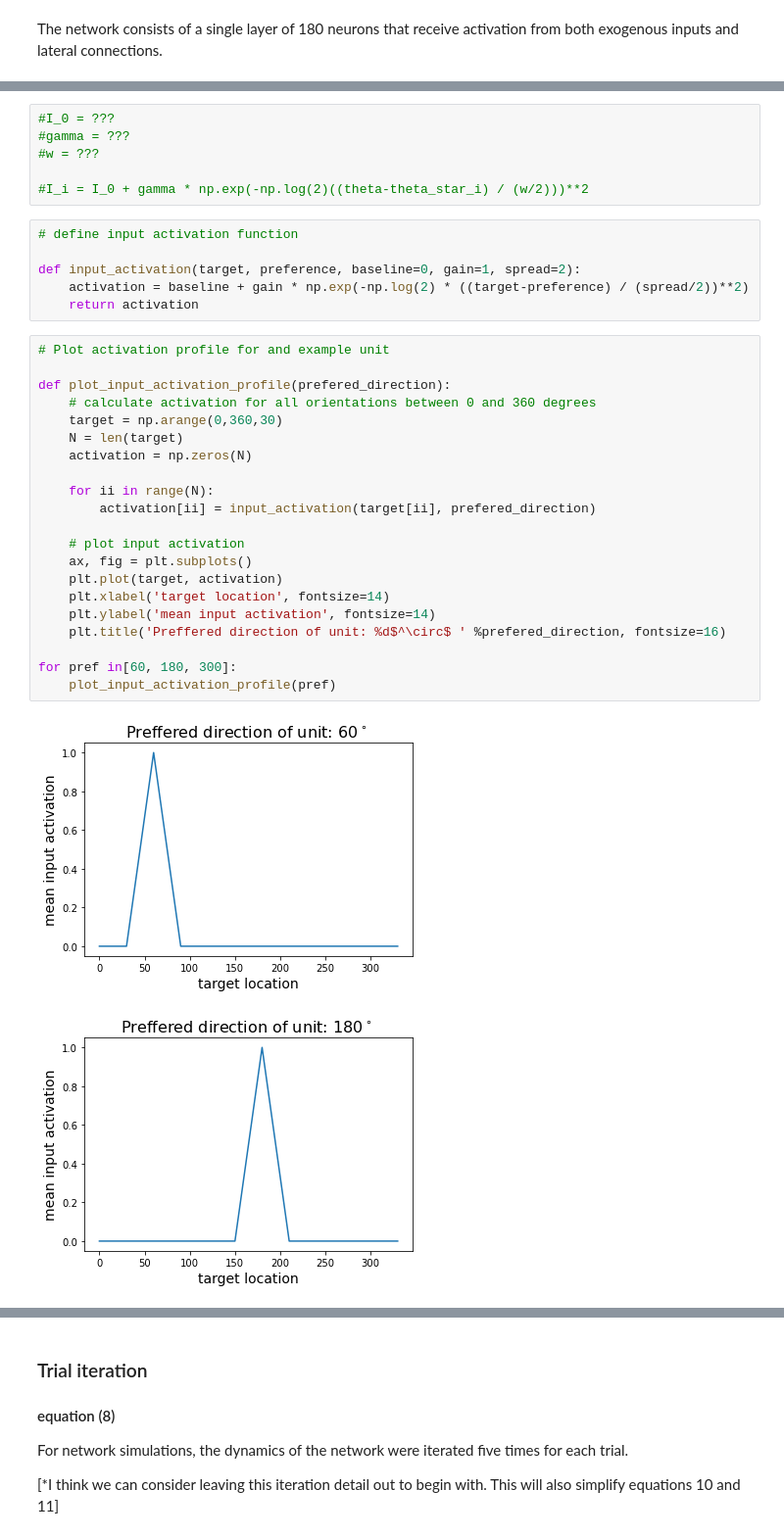
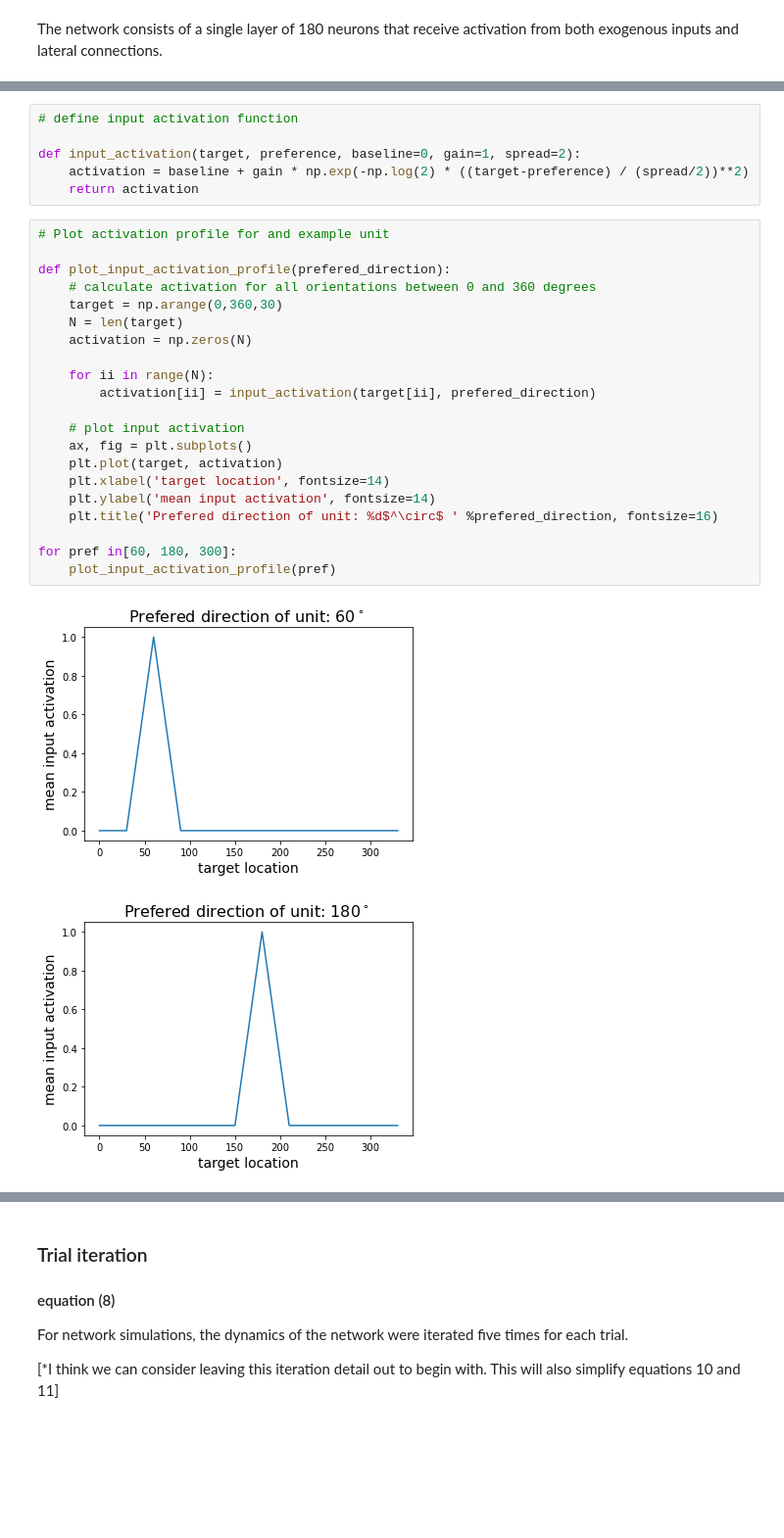
Before and after one commit to mwprestonjr/verstynen_2011_rpl, a Jupyter notebook: notebooks/verstynen_2011.ipynb, the cells around one changed output, grey strips where cells are left out. Shown at 98% size. Saved outputs shown, nothing was run; the diff lists cells and outputs as text; blank space fills up the shorter version.

Commit message:
def func for eg. 8 and plot

```diff
--- a/notebooks/verstynen_2011.ipynb
+++ b/notebooks/verstynen_2011.ipynb
@@ -19,9 +19,3 @@ w: *$\omega_i$*, spread of input activation (full-width-half-magnitude)
-# %%
-#I_0 = ???
-#gamma = ???
-#w = ???
-
-#I_i = I_0 + gamma * np.exp(-np.log(2)((theta-theta_star_i) / (w/2)))**2
 # %%
 # define input activation function
 
@@ -31,24 +25,24 @@ def input_activation(target, preference, baseline=0, gain=1, spread=2):
 # %%
 # Plot activation profile for and example unit
 
 def plot_input_activation_profile(prefered_direction):
     # calculate activation for all orientations between 0 and 360 degrees
     target = np.arange(0,360,30)
     N = len(target)
     activation = np.zeros(N)
 
     for ii in range(N):
         activation[ii] = input_activation(target[ii], prefered_direction)
 
     # plot input activation
     ax, fig = plt.subplots()
     plt.plot(target, activation)
     plt.xlabel('target location', fontsize=14)
     plt.ylabel('mean input activation', fontsize=14)
-    plt.title('Preffered direction of unit: %d$^\circ$ ' %prefered_direction, fontsize=16)
+    plt.title('Prefered direction of unit: %d$^\circ$ ' %prefered_direction, fontsize=16)
 
 for pref in[60, 180, 300]:
     plot_input_activation_profile(pref)
 # %% [output]
-[figure, old version]
+[figure, new version]
-[figure, old version]
+[figure, new version]
```
Also changed, not shown: parts of 6 cells of this notebook.
